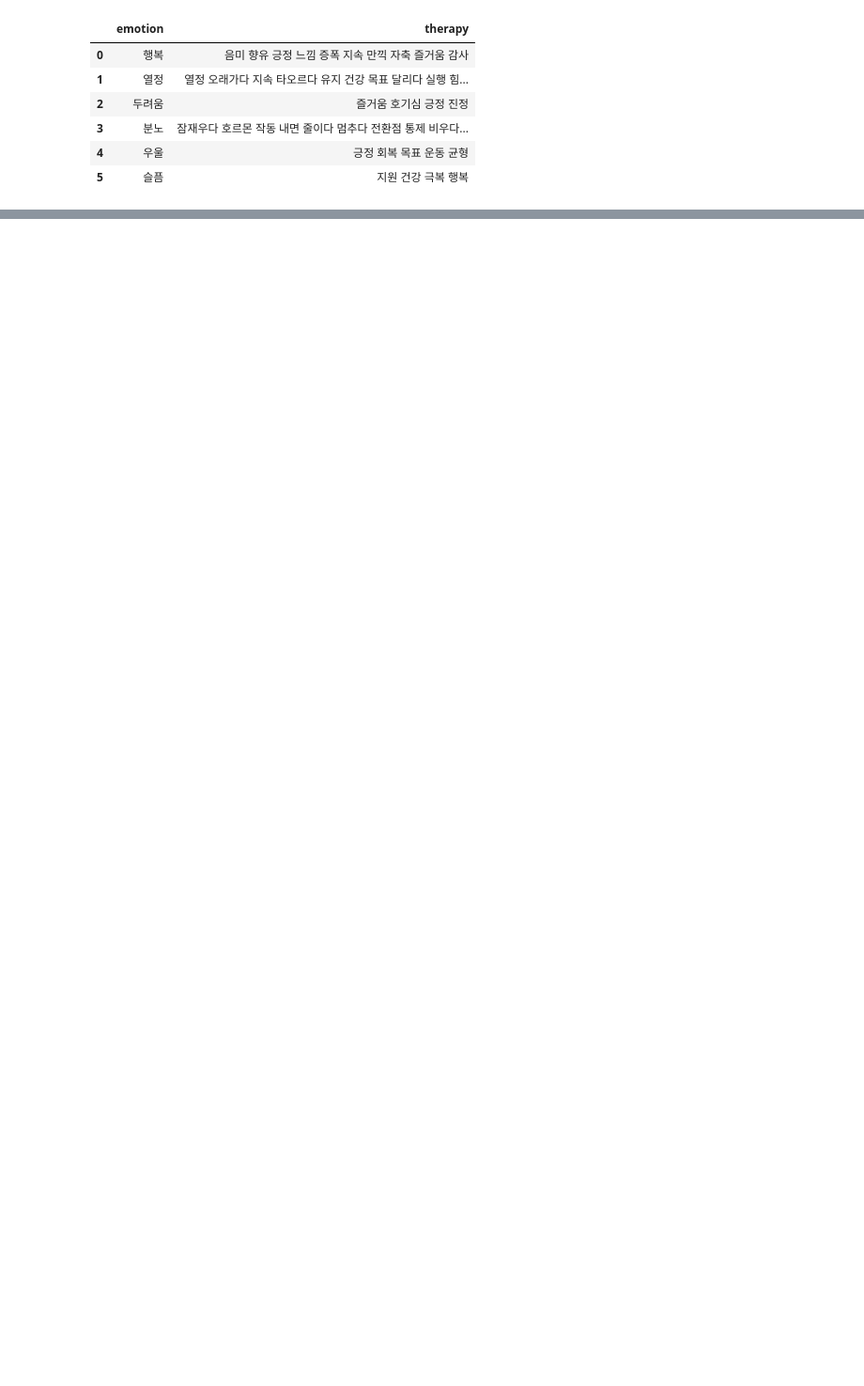
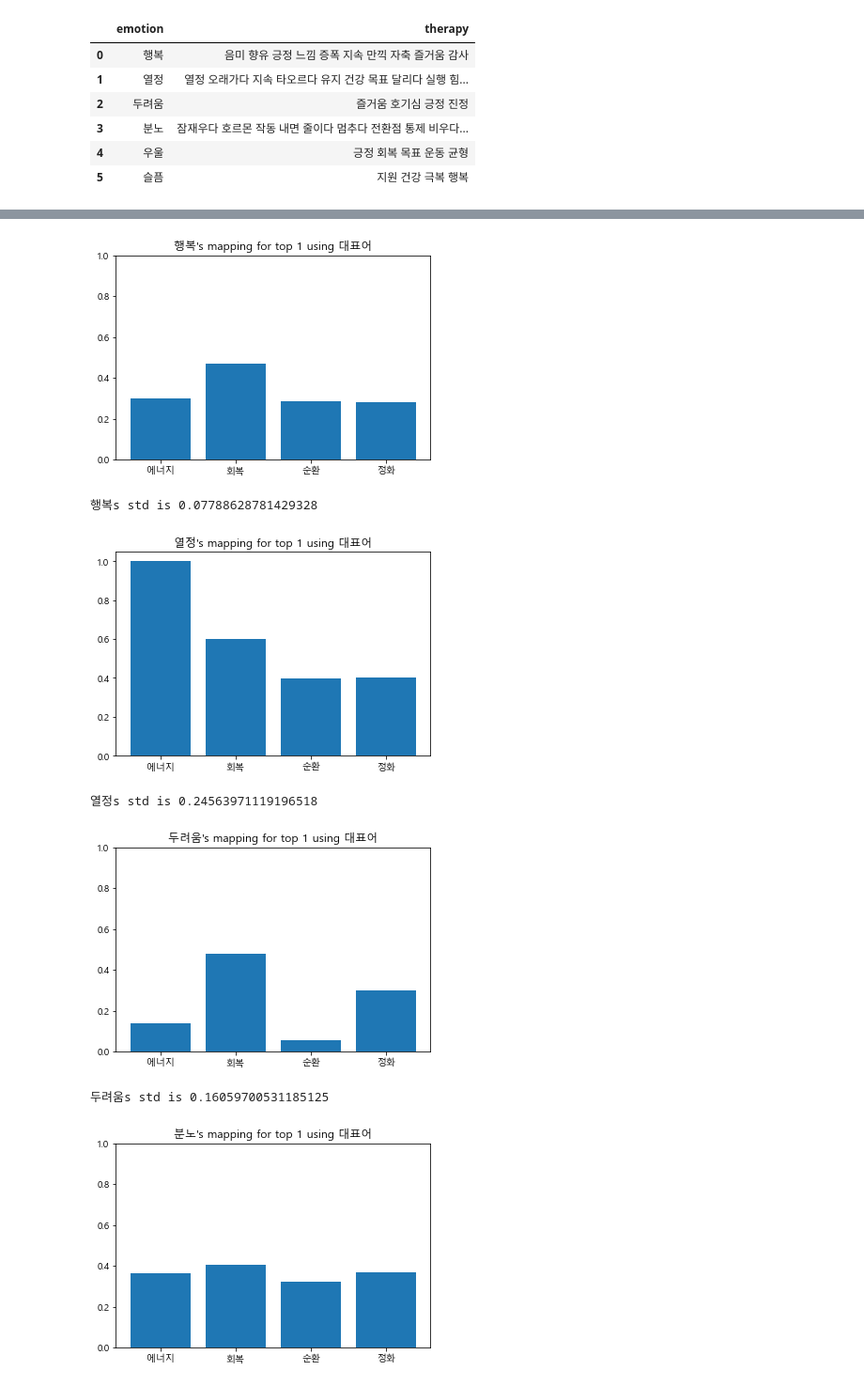
Before and after one commit to sigongjoa/emotion_thearpy, a Jupyter notebook: notebooks/check_emtion_data.ipynb, the cells around one changed output, grey strips where cells are left out. Shown at 94% size. Saved outputs shown, nothing was run; the diff lists cells and outputs as text; code cells hidden in the pictures; blank space fills up the shorter version.

```diff
--- a/notebooks/check_emtion_data.ipynb
+++ b/notebooks/check_emtion_data.ipynb
@@ -269,4 +234,0 @@ hXYZ.todf("../result/emotion_estimation_hand_craft.csv")
-# %%
-for i in range(0,2):
-    hXYZ.result(i,5,True)
-    hXYZ.get_heatmap(i,(5,5))
@@ -277,0 +252,12 @@ for i in range(0,2):
+# %%
+# 상위 N개에 대한 평균 시각화
+for i in h_data.index:
+    hXYZ.result(i,topn,True)
+# %% [output]
+[figure, added]
+행복s std is 0.07788628781429328
+[figure, added]
+열정s std is 0.24563971119196518
+[figure, added]
+두려움s std is 0.16059700531185125
+[figure, added]
```
Also changed, not shown: parts of 14 cells of this notebook, 4 other files.
